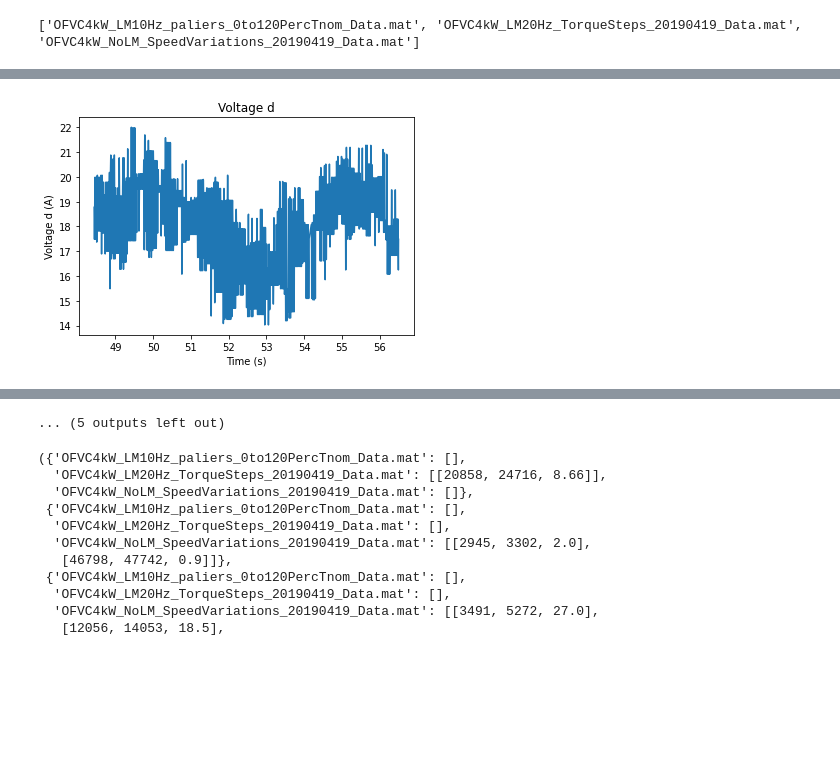
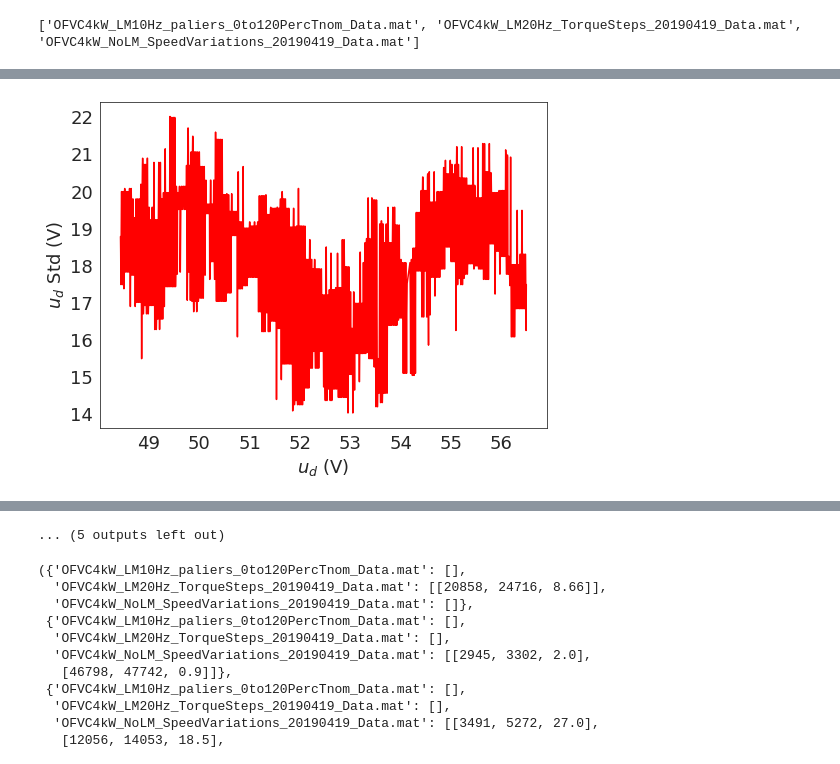
Before and after one commit to sagarverma/TemporalNeuralDenoisers, a Jupyter notebook: notebooks/noise_modeling.ipynb, the cells around one changed output, grey strips where cells are left out. Cells and saved outputs as stored; diff of their text form; code cells hidden in the pictures; blank space fills up the shorter version.

```diff
--- a/notebooks/noise_modeling.ipynb
+++ b/notebooks/noise_modeling.ipynb
@@ -161,67 +215,97 @@ plt.savefig('torque_noise_stat.pdf', bbox_inches="tight", dpi=300, transparent=T
 # %%
+i = 0
 for k in current_d_thres_locs.keys():
     if len(current_d_thres_locs[k]) > 0:
         data = loadmat(os.path.join(noisy_data_dir, k))
         for item in current_d_thres_locs[k]:
+            sns.set_style("white")
+            fig = plt.figure(figsize=(8,6))
             plt.plot(data['time'][0][int(item[0]): int(item[1])],
-                     data['noisy_current_d'][0][int(item[0]): int(item[1])])
-            plt.xlabel('Time (s)')
-            plt.ylabel('Current d (A)')
-            plt.title('Current d')
-            plt.show()
+                     data['noisy_current_d'][0][int(item[0]): int(item[1])], color='red')
+            plt.xlabel(r'$i_d$ (A)', fontsize=18)
+            plt.ylabel(r'$i_d$ Std (A)', fontsize=18)
+            plt.xticks(fontsize=18)
+            plt.yticks(fontsize=18)
+            plt.savefig('current_d_part_' + str(i) + '.pdf', bbox_inches="tight", dpi=300, transparent=True)
+            i += 1
 
+i = 0
 for k in current_q_thres_locs.keys():
     if len(current_q_thres_locs[k]) > 0:
         data = loadmat(os.path.join(noisy_data_dir, k))
         for item in current_q_thres_locs[k]:
+            sns.set_style("white")
+            fig = plt.figure(figsize=(8,6))
             plt.plot(data['time'][0][int(item[0]): int(item[1])],
-                     data['noisy_current_q'][0][int(item[0]): int(item[1])])
-            plt.xlabel('Time (s)')
-            plt.ylabel('Current q (A)')
-            plt.title('Current q')
-            plt.show()
+                     data['noisy_current_q'][0][int(item[0]): int(item[1])], color='red')
+            plt.xlabel(r'$i_q$ (A)', fontsize=18)
+            plt.ylabel(r'$i_q$ Std (A)', fontsize=18)
+            plt.xticks(fontsize=18)
+            plt.yticks(fontsize=18)
+            plt.savefig('current_q_part_' + str(i) + '.pdf', bbox_inches="tight", dpi=300, transparent=True)
+            i += 1
 
+i = 0
 for k in voltage_d_thres_locs.keys():
     if len(voltage_d_thres_locs[k]) > 0:
         data = loadmat(os.path.join(noisy_data_dir, k))
         for item in voltage_d_thres_locs[k]:
+            sns.set_style("white")
+            fig = plt.figure(figsize=(8,6))
             plt.plot(data['time'][0][int(item[0]): int(item[1])],
-                     data['noisy_voltage_d'][0][int(item[0]): int(item[1])])
-            plt.xlabel('Time (s)')
-            plt.ylabel('Voltage d (A)')
-            plt.title('Voltage d')
-            plt.show()
+                     data['noisy_voltage_d'][0][int(item[0]): int(item[1])], color='red')
+            plt.xlabel(r'$u_d$ (V)', fontsize=18)
+            plt.ylabel(r'$u_d$ Std (V)', fontsize=18)
+            plt.xticks(fontsize=18)
+            plt.yticks(fontsize=18)
+            plt.savefig('votlage_d_part_' + str(i) + '.pdf', bbox_inches="tight", dpi=300, transparent=True)
+            i += 1
 
+i = 0
 for k in voltage_q_thres_locs.keys():
     if len(voltage_q_thres_locs[k]) > 0:
         data = loadmat(os.path.join(noisy_data_dir, k))
         for item in voltage_q_thres_locs[k]:
+            sns.set_style("white")
+            fig = plt.figure(figsize=(8,6))
             plt.plot(data['time'][0][int(item[0]): int(item[1])],
-                     data['noisy_voltage_q'][0][int(item[0]): int(item[1])])
-            plt.xlabel('Time (s)')
-            plt.ylabel('Voltage q (V)')
-            plt.title('Voltage q')
-            plt.show()
+                     data['noisy_voltage_q'][0][int(item[0]): int(item[1])], color='red')
+            plt.xlabel(r'$u_q$ (V)', fontsize=18)
+            plt.ylabel(r'$u_q$ Std (V)', fontsize=18)
+            plt.xticks(fontsize=18)
+            plt.yticks(fontsize=18)
+            plt.savefig('votlage_q_part_' + str(i) + '.pdf', bbox_inches="tight", dpi=300, transparent=True)
+            i += 1
 
+i = 0
 for k in speed_thres_locs.keys():
     if len(speed_thres_locs[k]) > 0:
         data = loadmat(os.path.join(noisy_data_dir, k))
         for item in speed_thres_locs[k]:
+            sns.set_style("white")
+            fig = plt.figure(figsize=(8,6))
             plt.plot(data['time'][0][int(item[0]): int(item[1])],
-                     data['noisy_speed'][0][int(item[0]): int(item[1])])
-            plt.xlabel('Time (s)')
-            plt.ylabel('Speed (Hz)')
-            plt.title('Speed')
-            plt.show()
+                     data['noisy_speed'][0][int(item[0]): int(item[1])], color='red')
+            plt.xlabel(r'$\omega_r$ (Hz)', fontsize=18)
+            plt.ylabel(r'$\omega_r$ Std (Hz)', fontsize=18)
+            plt.xticks(fontsize=18)
+            plt.yticks(fontsize=18)
+            plt.savefig('speed_part_' + str(i) + '.pdf', bbox_inches="tight", dpi=300, transparent=True)
+            i += 1
 
+i = 0
 for k in torque_thres_locs.keys():
     if len(torque_thres_locs[k]) > 0:
         data = loadmat(os.path.join(noisy_data_dir, k))
         for item in torque_thres_locs[k]:
+            sns.set_style("white")
+            fig = plt.figure(figsize=(8,6))
             plt.plot(data['time'][0][int(item[0]): int(item[1])],
-                     data['noisy_torque'][0][int(item[0]): int(item[1])])
-            plt.xlabel('Time (s)')
-            plt.ylabel('Torque (% Nom Trq)')
-            plt.title('Torque')
-            plt.show()
+                     data['noisy_torque'][0][int(item[0]): int(item[1])], color='red')
+            plt.xlabel(r'$\tau_{em}$ (% Nominal Torque)', fontsize=18)
+            plt.ylabel(r'$\tau_{em}$ Std (% Nominal Torque)', fontsize=18)
+            plt.xticks(fontsize=18)
+            plt.yticks(fontsize=18)
+            plt.savefig('torque_part_' + str(i) + '.pdf', bbox_inches="tight", dpi=300, transparent=True)
+            i += 1
 # %% [output]
@@ -232 +316 @@ for k in torque_thres_locs.keys():
-[figure, old version]
+[figure, new version]
```
Also changed, not shown: parts of 4 cells of this notebook, 54 other files.
